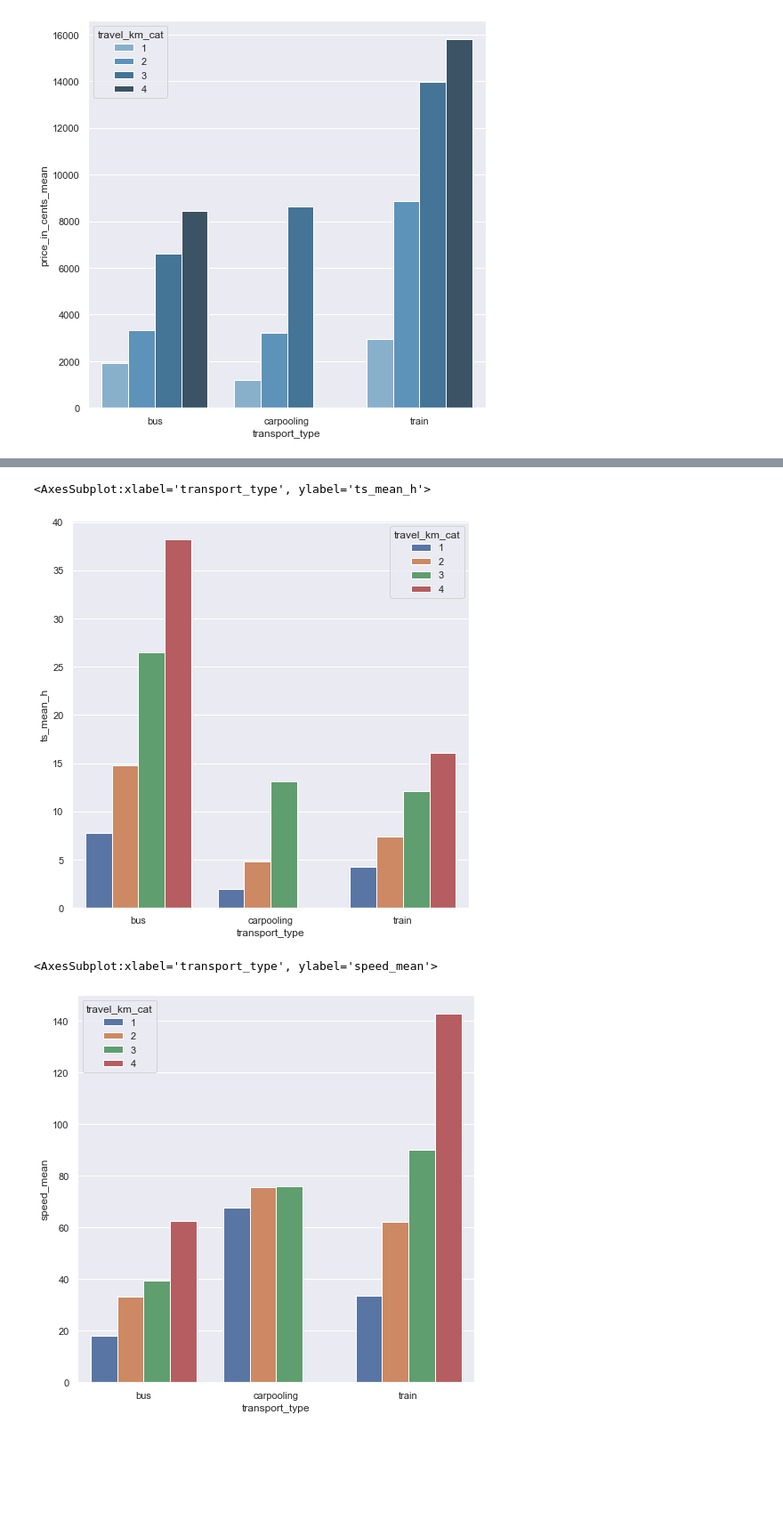
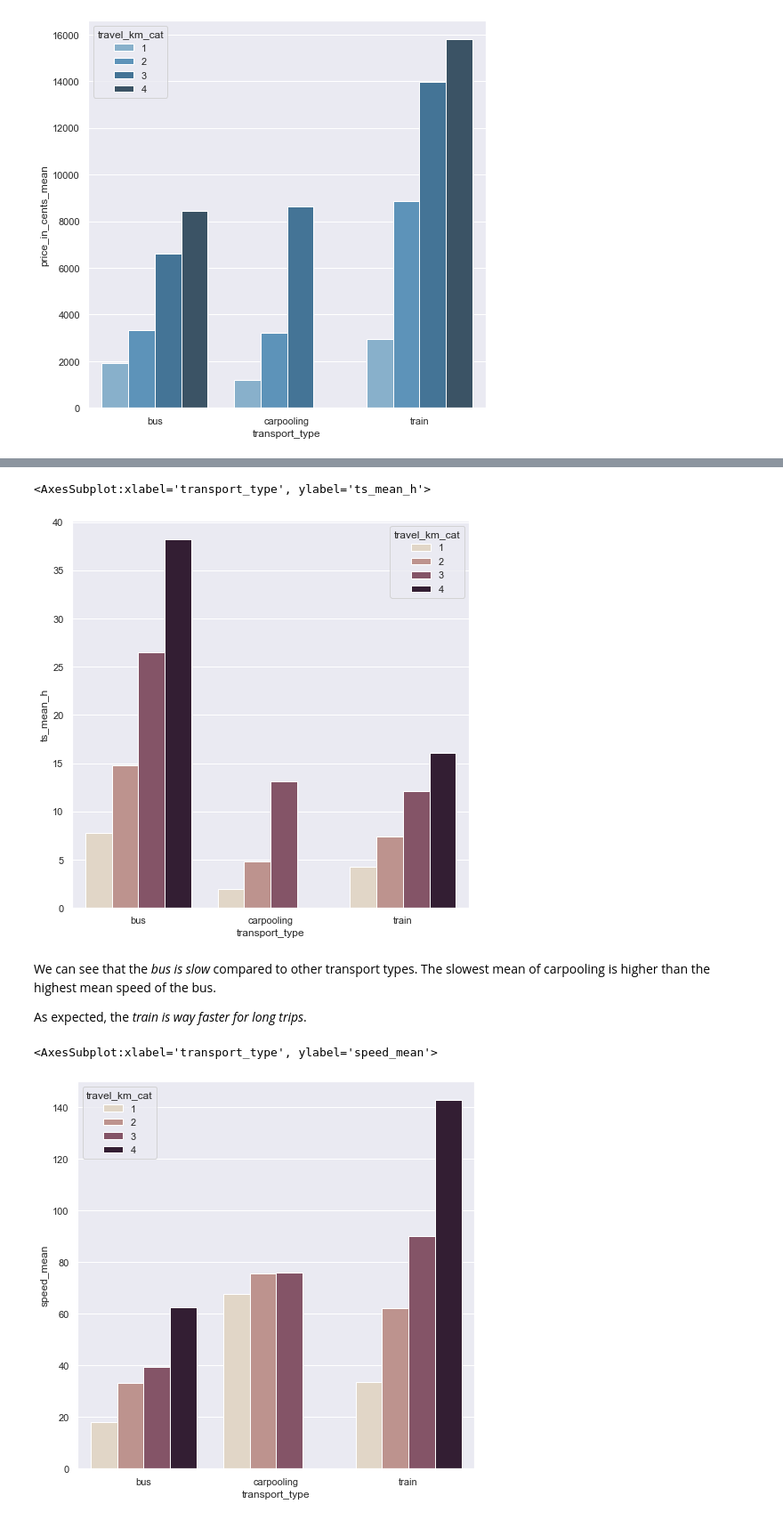
Before and after one commit to vinsJ/Tictactrip, a Jupyter notebook: DATA@DEBANDE-VINCENT.ipynb, the cells around one changed output, grey strips where cells are left out. Shown: that part at 89% size. Cells and saved outputs as stored; diff of their text form; code cells hidden in the pictures; blank space fills up the shorter version.

Commit message:
:pencil: add graph interpretation

```diff
--- a/DATA@DEBANDE-VINCENT.ipynb
+++ b/DATA@DEBANDE-VINCENT.ipynb
@@ -658,7 +658,7 @@ In the two following plots, we can see that traject by carpooling are in general
 - **Train** is in between carpooling and bus in terms of time and travels mostly moderate to long distances
 - **Bus** has the slowest trajects, it seems that it travels the same distances than the train
 # %%
-tickets2['ts'] = tickets2.travel_ts.values.astype(np.int64) // 10 ** 9
+tickets2['ts'] = (tickets2.travel_ts.values.astype(np.int64) // 10 ** 9) / 3600
 
 plt.figure(figsize=(10,10))
 sns.kdeplot(data=tickets2, x="ts", hue = "transport_type", shade = True, log_scale = True)
@@ -747,12 +761,17 @@ sns.barplot(x="transport_type", y="price_in_cents_mean", hue="travel_km_cat", da
 # %%
 plt.figure(figsize=(8,8))
-sns.barplot(x="transport_type", y="ts_mean_h", hue="travel_km_cat", data=transport_travel)
+sns.barplot(x="transport_type", y="ts_mean_h", hue="travel_km_cat", palette="ch:.25", data=transport_travel)
 # %% [output]
 <AxesSubplot:xlabel='transport_type', ylabel='ts_mean_h'>
-[figure, old version]
+[figure, new version]
+# %% [markdown]
+We can see that the *bus is slow* compared to other transport types.
+The slowest mean of carpooling is higher than the highest mean speed of the bus.
+
+As expected, the *train is way faster for long trips*.
 # %%
 plt.figure(figsize=(8,8))
-sns.barplot(x="transport_type", y="speed_mean", hue="travel_km_cat", data=transport_travel)
+sns.barplot(x="transport_type", y="speed_mean", hue="travel_km_cat", palette="ch:.25", data=transport_travel)
 # %% [output]
 <AxesSubplot:xlabel='transport_type', ylabel='speed_mean'>
-[figure, old version]
+[figure, new version]
```
Also changed, not shown: parts of 9 cells of this notebook.
